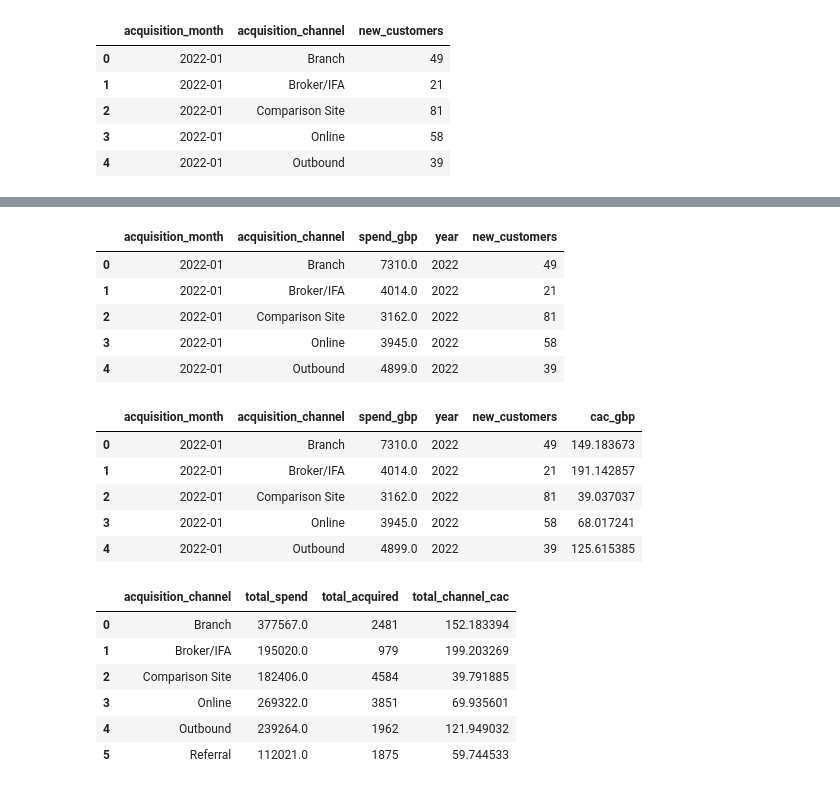
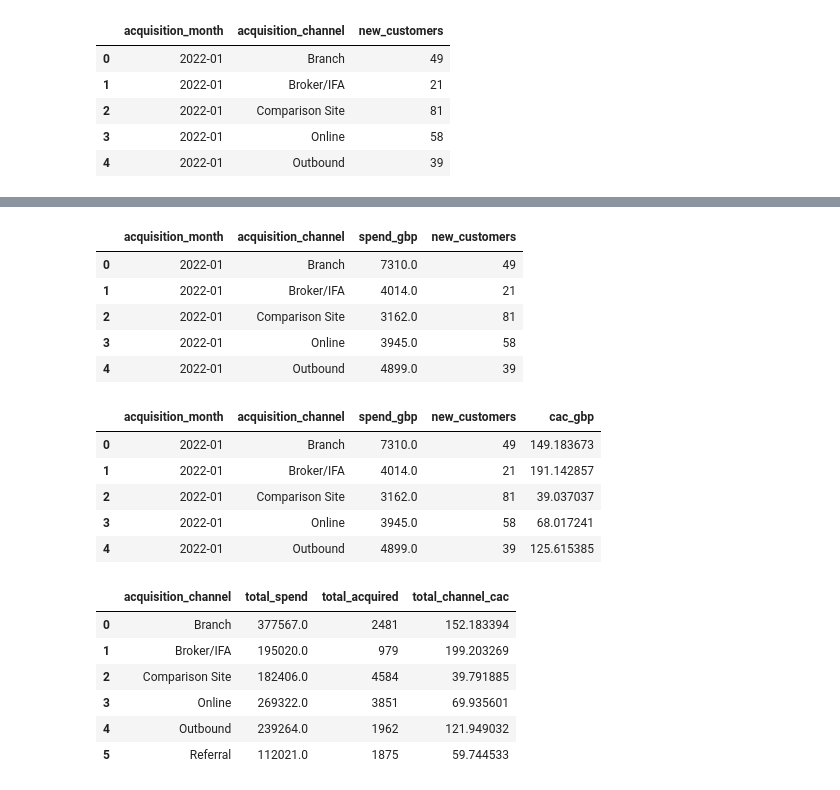
Before and after one commit to geraintmelville/moneycraft_project, a Jupyter notebook: Geraint.ipynb, the cells around one changed output, grey strips where cells are left out. Saved outputs shown, nothing was run; the diff lists cells and outputs as text; code cells hidden in the pictures.

```diff
--- a/Geraint.ipynb
+++ b/Geraint.ipynb
@@ -140,25 +142,25 @@ marketing_copy.head()
 # %%
 # Merge spend data with acquisition numbers
-cac_summary = pd.merge(marketing_copy, acquisition_counts, on=['acquisition_month', 'acquisition_channel'], how='left')
-cac_summary.head()
+cac_monthly = pd.merge(marketing_copy, acquisition_counts, on=['acquisition_month', 'acquisition_channel'], how='left')
+cac_monthly.head()
 # %% [output]
-|  | acquisition_month | acquisition_channel | spend_gbp | year | new_customers |
-| 0 | 2022-01 | Branch | 7310.0 | 2022 | 49 |
-| 1 | 2022-01 | Broker/IFA | 4014.0 | 2022 | 21 |
-| 2 | 2022-01 | Comparison Site | 3162.0 | 2022 | 81 |
-| 3 | 2022-01 | Online | 3945.0 | 2022 | 58 |
-| 4 | 2022-01 | Outbound | 4899.0 | 2022 | 39 |
+|  | acquisition_month | acquisition_channel | spend_gbp | new_customers |
+| 0 | 2022-01 | Branch | 7310.0 | 49 |
+| 1 | 2022-01 | Broker/IFA | 4014.0 | 21 |
+| 2 | 2022-01 | Comparison Site | 3162.0 | 81 |
+| 3 | 2022-01 | Online | 3945.0 | 58 |
+| 4 | 2022-01 | Outbound | 4899.0 | 39 |
 # %%
 # Fill any NaN values if a channel had spend but zero acquisitions in a month
-cac_summary['new_customers'] = cac_summary['new_customers'].fillna(0)
+cac_monthly['new_customers'] = cac_monthly['new_customers'].fillna(0)
 # %%
 # Compute the Customer Acquisition Cost (CAC) - The price per customer for each channel, for each month
-cac_summary['cac_gbp'] = cac_summary['spend_gbp'] / cac_summary['new_customers']
-cac_summary.head()
+cac_monthly['cac_gbp'] = cac_monthly['spend_gbp'] / cac_monthly['new_customers']
+cac_monthly.head()
 # %% [output]
-|  | acquisition_month | acquisition_channel | spend_gbp | year | new_customers | cac_gbp |
-| 0 | 2022-01 | Branch | 7310.0 | 2022 | 49 | 149.183673 |
-| 1 | 2022-01 | Broker/IFA | 4014.0 | 2022 | 21 | 191.142857 |
-| 2 | 2022-01 | Comparison Site | 3162.0 | 2022 | 81 | 39.037037 |
-| 3 | 2022-01 | Online | 3945.0 | 2022 | 58 | 68.017241 |
-| 4 | 2022-01 | Outbound | 4899.0 | 2022 | 39 | 125.615385 |
+|  | acquisition_month | acquisition_channel | spend_gbp | new_customers | cac_gbp |
+| 0 | 2022-01 | Branch | 7310.0 | 49 | 149.183673 |
+| 1 | 2022-01 | Broker/IFA | 4014.0 | 21 | 191.142857 |
+| 2 | 2022-01 | Comparison Site | 3162.0 | 81 | 39.037037 |
+| 3 | 2022-01 | Online | 3945.0 | 58 | 68.017241 |
+| 4 | 2022-01 | Outbound | 4899.0 | 39 | 125.615385 |
```
Also changed, not shown: parts of 4 cells of this notebook, 2 other files.
